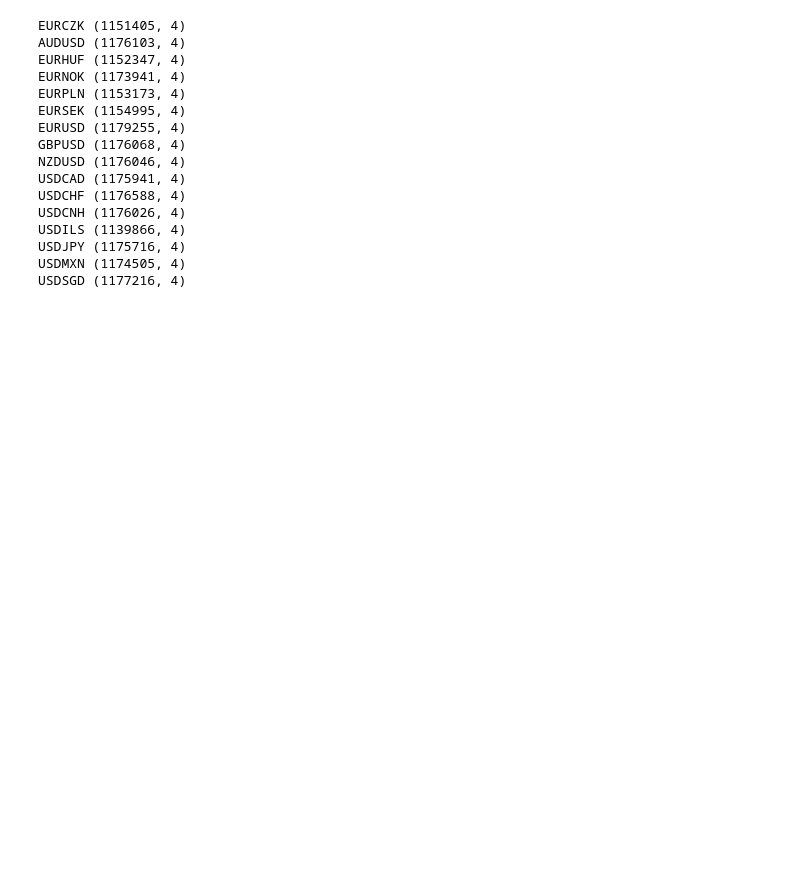
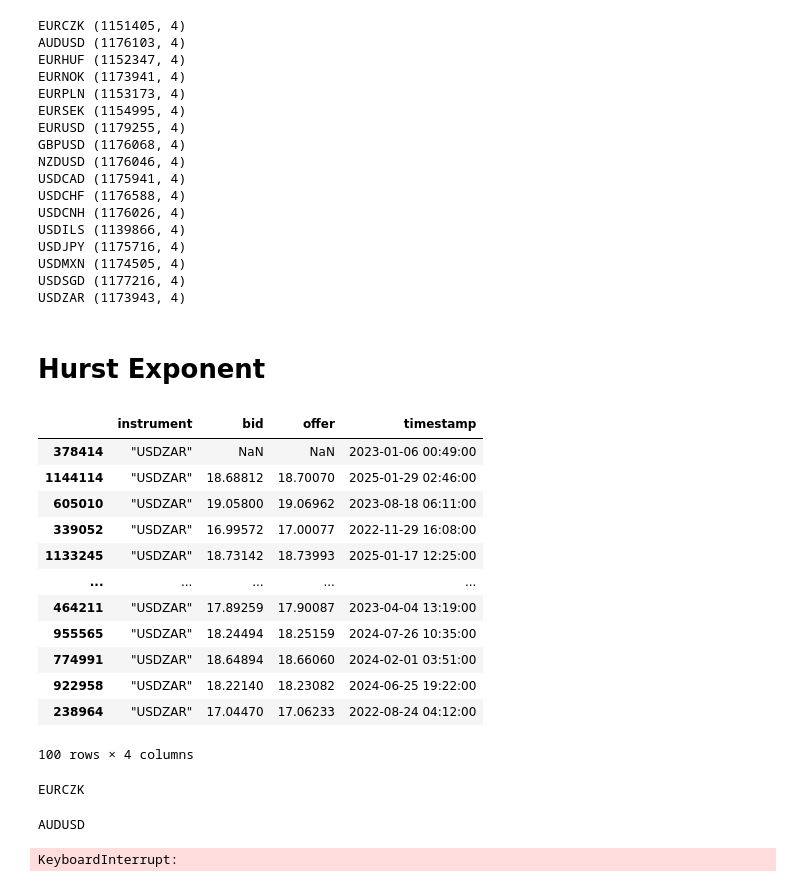
Before and after one commit to beaver68s/SoQ_strategy_project, a Jupyter notebook: EDA.ipynb, the cells around one changed output. Saved outputs shown, nothing was run; the diff lists cells and outputs as text; code cells hidden in the pictures; blank space fills up the shorter version.

```diff
--- a/EDA.ipynb
+++ b/EDA.ipynb
@@ -8,9 +49,10 @@ fx_list = ['EURCZK', 'AUDUSD', 'EURHUF', 'EURNOK', 'EURPLN',
 # %%
 for fx in fx_list:
     try:
-        cur_data = pd.read_parquet(f'data/{fx}_data.parquet')
+        cur_data = pd.read_parquet(DATA_DIR+f'{fx}_data.parquet')
         print(fx, cur_data.shape)
     except Exception as e:
+        print(e)
         continue
 # %% [output]
 EURCZK (1151405, 4)
@@ -29,3 +71,4 @@ USDILS (1139866, 4)
 USDJPY (1175716, 4)
 USDMXN (1174505, 4)
 USDSGD (1177216, 4)
+USDZAR (1173943, 4)
@@ -55,0 +75,18 @@ df.groupby(['contract', 'instrument']).agg({'timestamp':['min', 'max']}).reset_i
+# %% [markdown]
+# Hurst Exponent
+# %%
+cur_data.sample(100)
+# %% [output]
+|  | instrument | bid | offer | timestamp |
+| 378414 | "USDZAR" | NaN | NaN | 2023-01-06 00:49:00 |
+| 1144114 | "USDZAR" | 18.68812 | 18.70070 | 2025-01-29 02:46:00 |
+| 605010 | "USDZAR" | 19.05800 | 19.06962 | 2023-08-18 06:11:00 |
+| 339052 | "USDZAR" | 16.99572 | 17.00077 | 2022-11-29 16:08:00 |
+| 1133245 | "USDZAR" | 18.73142 | 18.73993 | 2025-01-17 12:25:00 |
+| ... | ... | ... | ... | ... |
+| 464211 | "USDZAR" | 17.89259 | 17.90087 | 2023-04-04 13:19:00 |
+| 955565 | "USDZAR" | 18.24494 | 18.25159 | 2024-07-26 10:35:00 |
+| 774991 | "USDZAR" | 18.64894 | 18.66060 | 2024-02-01 03:51:00 |
+| 922958 | "USDZAR" | 18.22140 | 18.23082 | 2024-06-25 19:22:00 |
+| 238964 | "USDZAR" | 17.04470 | 17.06233 | 2022-08-24 04:12:00 |
+100 rows × 4 columns
@@ -55,0 +178,13 @@ df.groupby(['contract', 'instrument']).agg({'timestamp':['min', 'max']}).reset_i
+# %%
+for fx in fx_list:
+    cur_data = pd.read_parquet(DATA_DIR+f'{fx}_data.parquet')
+    cur_data['mid_price'] = (cur_data['bid'] + cur_data['offer'])/2
+    cur_data = cur_data[~cur_data.mid_price.isna()].sort_values(by='timestamp')
+    ci, mean_hurst = bootstrap_hurst(cur_data['mid_price'].dropna().values)
+
+    hurst_df_ci.append([fx, mean_hurst, ci[0], ci[1]])
+    print(fx)
+# %% [output]
+EURCZK
+AUDUSD
+KeyboardInterrupt:
```
Also changed, not shown: parts of 25 cells of this notebook, 3 other files.
